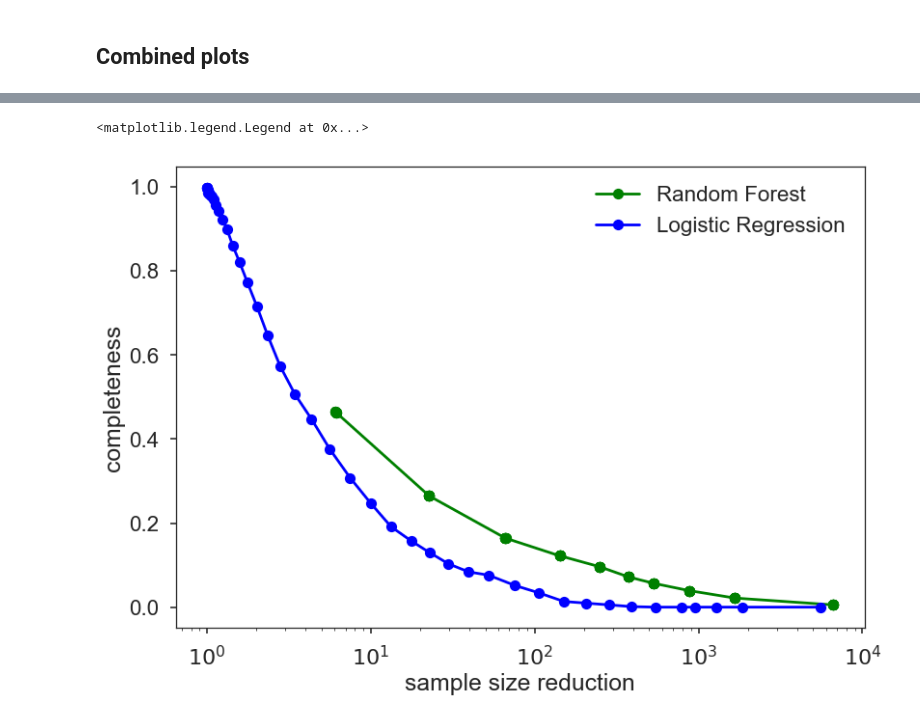
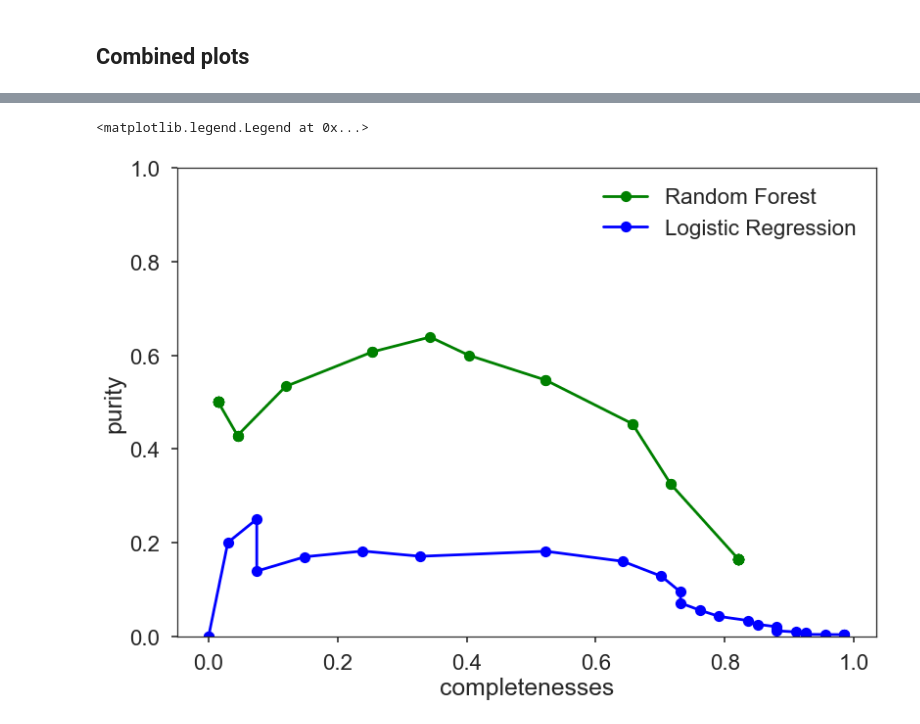
Before and after one commit to yluo54301/dwarf_photo-z, a Jupyter notebook: dwarfz/catalog_only_classifier/classifier_ROC_curves.ipynb, the cells around one changed output, grey strips where cells are left out. Drawn from its saved outputs; the diff is of its cells as text; code cells hidden in the pictures.

```diff
--- a/dwarfz/catalog_only_classifier/classifier_ROC_curves.ipynb
+++ b/dwarfz/catalog_only_classifier/classifier_ROC_curves.ipynb
@@ -148,23 +152,25 @@ def get_classification_characteristics(target_prob, threshold_prob, verbose=Fals
 
     target_prediction = (target_prob > threshold_prob)
 
-    prediction_a =  target_prediction
-    prediction_b = ~target_prediction
+    prediction_dwarf     =  target_prediction
+    prediction_non_dwarf = ~target_prediction
 
-    completeness = (true_a & prediction_a).sum() / (true_a).sum()
+    completeness = (true_dwarf & prediction_dwarf).sum() / true_dwarf.sum()
 
-    purity = (true_a & prediction_a).sum() / (prediction_a).sum()
+    purity = (true_dwarf & prediction_dwarf).sum() / prediction_dwarf.sum()
 
-    sample_size_reduction = prediction_a.size / prediction_a.sum()
+    sample_size_reduction = prediction_dwarf.size / prediction_dwarf.sum()
 
-    true_positives  = np.sum(true_a & prediction_a)
-    false_positives = np.sum(true_b & prediction_a)
+    true_positives  = np.sum(true_dwarf     & prediction_dwarf)
+    false_positives = np.sum(true_non_dwarf & prediction_dwarf)
 
-    true_negatives  = np.sum(true_b & prediction_b)
-    false_negatives = np.sum(true_a & prediction_b)
+    true_negatives  = np.sum(true_non_dwarf & prediction_non_dwarf)
+    false_negatives = np.sum(true_dwarf     & prediction_non_dwarf)
 
-    true_positive_rate = true_positives / true_a.sum()
-    false_positive_rate = false_positives / true_b.sum()
+    true_positive_rate  = true_positives  / true_dwarf.sum()
+    false_positive_rate = false_positives / true_non_dwarf.sum()
+
+    objects_per_sq_deg = N_COSMOS_good / COSMOS_field_area / sample_size_reduction
 
     if verbose:
         print("completeness:          ", completeness)
@@ -172,6 +178,7 @@ def get_classification_characteristics(target_prob, threshold_prob, verbose=Fals
         print("sample_size_reduction: ", sample_size_reduction)
         print("true  positive rate:   ", true_positive_rate)
         print("false positive rate:   ", false_positive_rate)
+        print("objects per sq deg:    ", objects_per_sq_deg)
 
     return {
         "completeness": completeness,
@@ -180,4 +187,5 @@ def get_classification_characteristics(target_prob, threshold_prob, verbose=Fals
         "threshold_prob": threshold_prob,
         "true_positive_rate": true_positive_rate,
         "false_positive_rate": false_positive_rate,
+        "objects_per_sq_deg" : objects_per_sq_deg,
            }
@@ -184,3 +202,5 @@ def get_classification_characteristics(target_prob, threshold_prob, verbose=Fals
+# %%
+threshold_probs = expit(np.linspace(-9, 6))
 # %% [markdown]
 ## Random Forest
 # %%
@@ -212,5 +234,4 @@ false positive rate:    0.157097190631
 # %%
-threshold_probs = np.linspace(0, 1, num=100)[1:-1]
 results_RF = [get_classification_characteristics(target_prob_RF, threshold_prob)
               for threshold_prob in threshold_probs]
 # %%
@@ -251,7 +245,7 @@ plt.xscale("log")
 ## Logistic Regression
 # %%
 from sklearn.linear_model import LogisticRegression
-classifier_LR = LogisticRegression(class_weight="balanced")
+classifier_LR = LogisticRegression(class_weight=None)
 classifier_LR = classifier_LR.fit(features_train, np.array(target_train.values.flatten(), dtype=int))
 
 target_prob_LR = classifier_LR.predict_proba(features_test)[:,1]
@@ -340,16 +399,17 @@ plt.title("ROC Curve")
 # %%
-plt.plot(sample_size_reductions_RF, completenesses_RF,
+plt.plot(completenesses_RF, purities_RF,
          marker="o", color=color_RF, label="Random Forest",
         )
-
-plt.plot(sample_size_reductions_LR, completenesses_LR,
+plt.plot(completenesses_LR, purities_LR,
          marker="o", color=color_LR, label="Logistic Regression",
         )
-plt.xlabel("sample size reduction")
-plt.ylabel("completeness")
-plt.xscale("log")
+
+plt.xlabel("completenesses")
+plt.ylabel("purity")
+plt.ylim(0,1)
+
 
 plt.legend(loc="best")
 # %% [output]
 <matplotlib.legend.Legend at 0x...>
-[figure, old version]
+[figure, new version]
```
Also changed, not shown: parts of 59 cells of this notebook, 4 other files.
